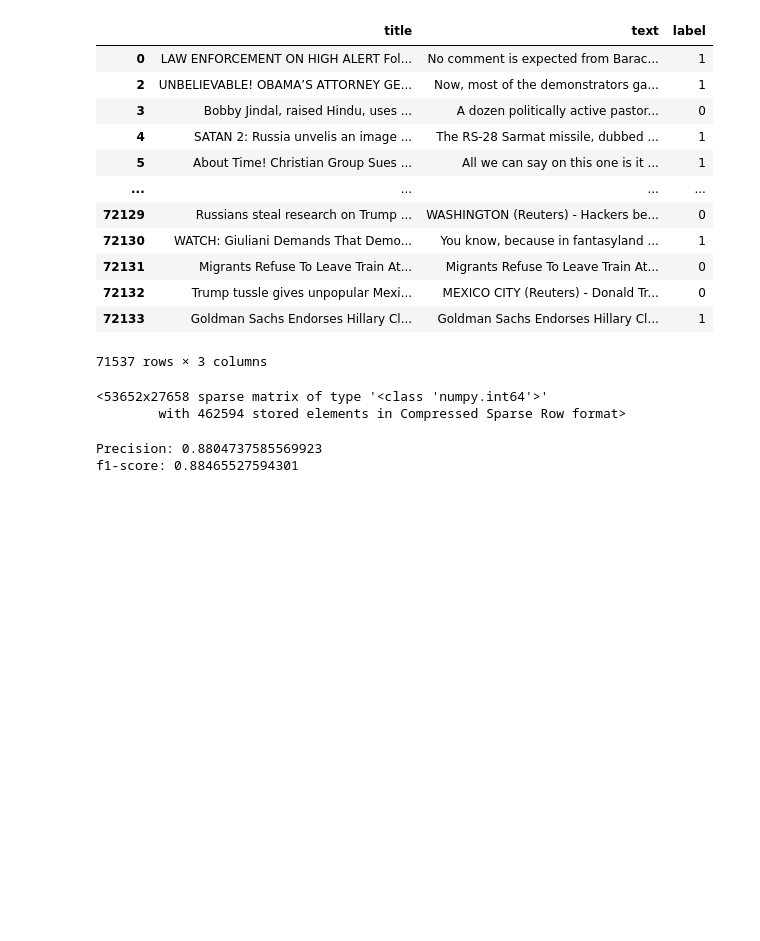
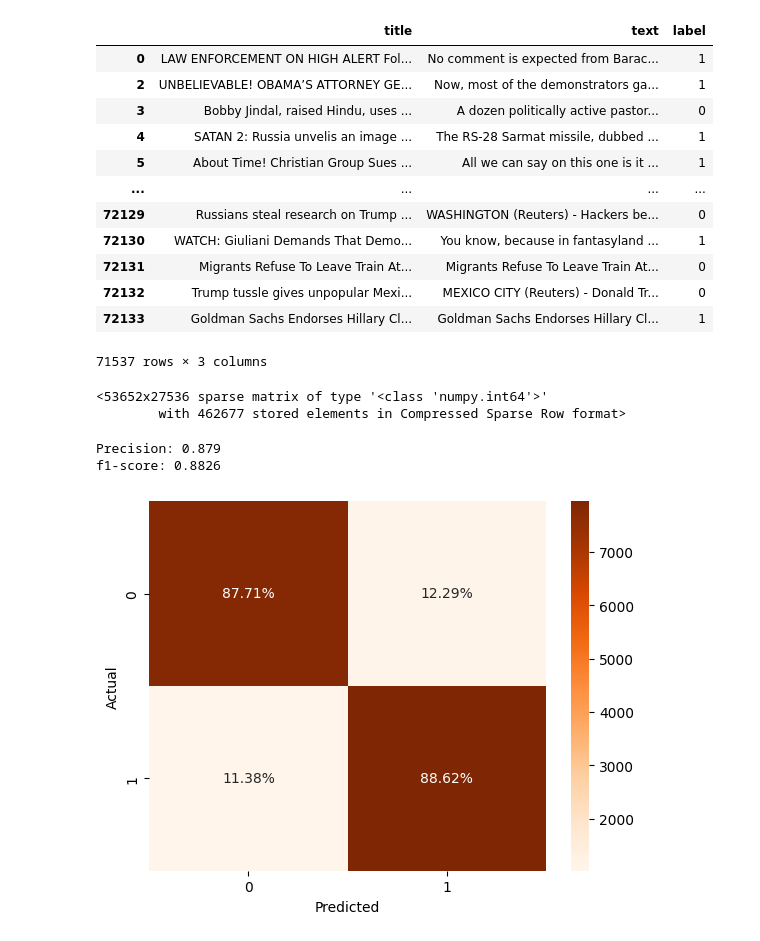
Before and after one commit to Karls-lab/naiveBayes, a Jupyter notebook: project5.ipynb, the cells around one changed output. Drawn from its saved outputs; the diff is of its cells as text; code cells hidden in the pictures; blank space fills up the shorter version.

Commit message:
added confusion matrix

```diff
--- a/project5.ipynb
+++ b/project5.ipynb
@@ -34,27 +34,35 @@ df
 # average='binary', pos_label=0 == Only report scores for predicting fake news
 def get_scores(y_label, y_pred):
     precision, recall, f1score, support = precision_recall_fscore_support(y_label, y_pred, average='binary')
-    print(f'Precision: {precision}')
-    print(f'f1-score: {f1score}')
+    print(f'Precision: {round(precision, 4)}')
+    print(f'f1-score: {round(f1score, 4)}')
+
+def print_confusion_matrix(y_label, y_pred):
+    confusion_matrix = pd.crosstab(y_label, y_pred, rownames=['Actual'], colnames=['Predicted'])
+    percent_matrix = confusion_matrix.apply(lambda x: x / x.sum() * 100, axis=1)
+    percent_matrix = percent_matrix.round(2).astype(str) + '%'
+    sns.heatmap(confusion_matrix, annot=percent_matrix, fmt='', cmap='Oranges', )
 # %%
 X_train, X_test, y_train, y_test = train_test_split(df[['title', "text"]], df['label'])
 
 # Use count vectorizor for title
 cv = CountVectorizer(stop_words='english')
 X_train_counts = cv.fit_transform(X_train["title"])
 X_test_counts = cv.transform(X_test["title"])
 display(X_train_counts)
 
 mnb = MultinomialNB()
 mnb.fit(X_train_counts, y_train)
 y_pred_title = mnb.predict(X_test_counts)
 
 get_scores(y_test, y_pred_title)
+print_confusion_matrix(y_test, y_pred_title)
 # %% [output]
-<53652x27658 sparse matrix of type '<class 'numpy.int64'>'
-        with 462594 stored elements in Compressed Sparse Row format>
+<53652x27536 sparse matrix of type '<class 'numpy.int64'>'
+        with 462677 stored elements in Compressed Sparse Row format>
-Precision: 0.8804737585569923
-f1-score: 0.88465527594301
+Precision: 0.879
+f1-score: 0.8826
+[figure, added]
 # %%
 vocabulary = cv.get_feature_names_out()
 
```
Also changed, not shown: parts of 3 cells of this notebook.
